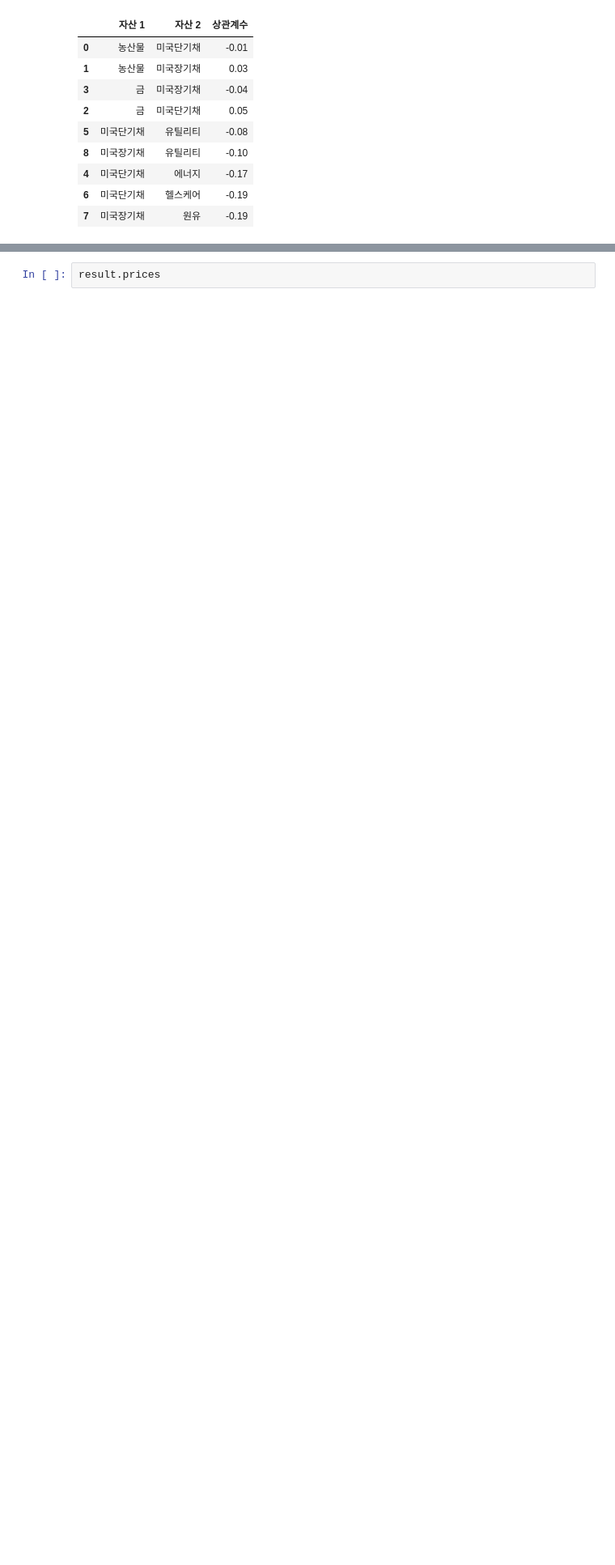
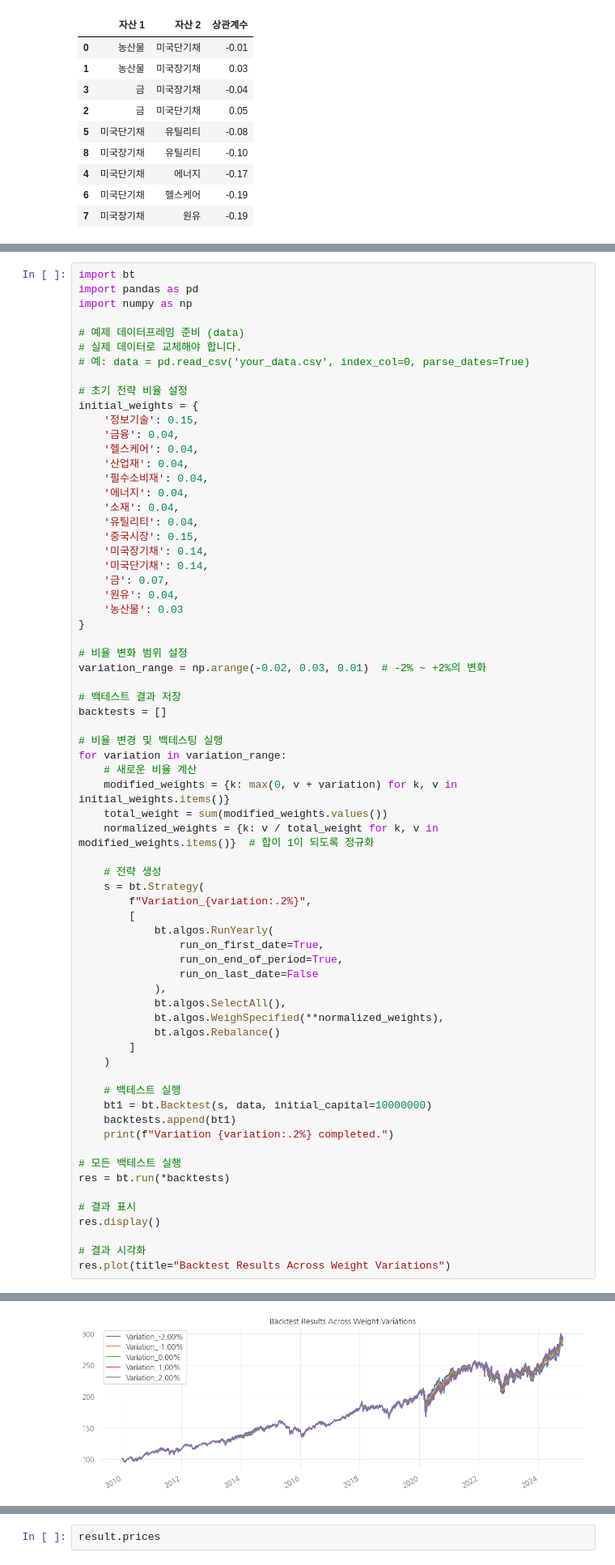
Before and after one commit to JaehwanKim00/stock_trading, a Jupyter notebook: backtest.ipynb, the cells around one changed output, grey strips where cells are left out. Shown at 81% size. Cells and saved outputs as stored; diff of their text form; blank space fills up the shorter version.

```diff
--- a/backtest.ipynb
+++ b/backtest.ipynb
@@ -307,0 +482,69 @@ ModuleNotFoundError: No module named 'missingno'
+# %%
+import bt
+import pandas as pd
+import numpy as np
+
+# 예제 데이터프레임 준비 (data)
+# 실제 데이터로 교체해야 합니다.
+# 예: data = pd.read_csv('your_data.csv', index_col=0, parse_dates=True)
+
+# 초기 전략 비율 설정
+initial_weights = {
+    '정보기술': 0.15,
+    '금융': 0.04,
+    '헬스케어': 0.04,
+    '산업재': 0.04,
+    '필수소비재': 0.04,
+    '에너지': 0.04,
+    '소재': 0.04,
+    '유틸리티': 0.04,
+    '중국시장': 0.15,
+    '미국장기채': 0.14,
+    '미국단기채': 0.14,
+    '금': 0.07,
+    '원유': 0.04,
+    '농산물': 0.03
+}
+
+# 비율 변화 범위 설정
+variation_range = np.arange(-0.02, 0.03, 0.01)  # -2% ~ +2%의 변화
+
+# 백테스트 결과 저장
+backtests = []
+
+# 비율 변경 및 백테스팅 실행
+for variation in variation_range:
+    # 새로운 비율 계산
+    modified_weights = {k: max(0, v + variation) for k, v in initial_weights.items()}
+    total_weight = sum(modified_weights.values())
+    normalized_weights = {k: v / total_weight for k, v in modified_weights.items()}  # 합이 1이 되도록 정규화
+
+    # 전략 생성
+    s = bt.Strategy(
+        f"Variation_{variation:.2%}",
+        [
+            bt.algos.RunYearly(
+                run_on_first_date=True,
+                run_on_end_of_period=True,
+                run_on_last_date=False
+            ),
+            bt.algos.SelectAll(),
+            bt.algos.WeighSpecified(**normalized_weights),
+            bt.algos.Rebalance()
+        ]
+    )
+
+    # 백테스트 실행
+    bt1 = bt.Backtest(s, data, initial_capital=10000000)
+    backtests.append(bt1)
+    print(f"Variation {variation:.2%} completed.")
+
+# 모든 백테스트 실행
+res = bt.run(*backtests)
+
+# 결과 표시
+res.display()
+
+# 결과 시각화
+res.plot(title="Backtest Results Across Weight Variations")
+# %% [output]
@@ -307,0 +574 @@ ModuleNotFoundError: No module named 'missingno'
+[figure, added]
```
Also changed, not shown: parts of 27 cells of this notebook.
